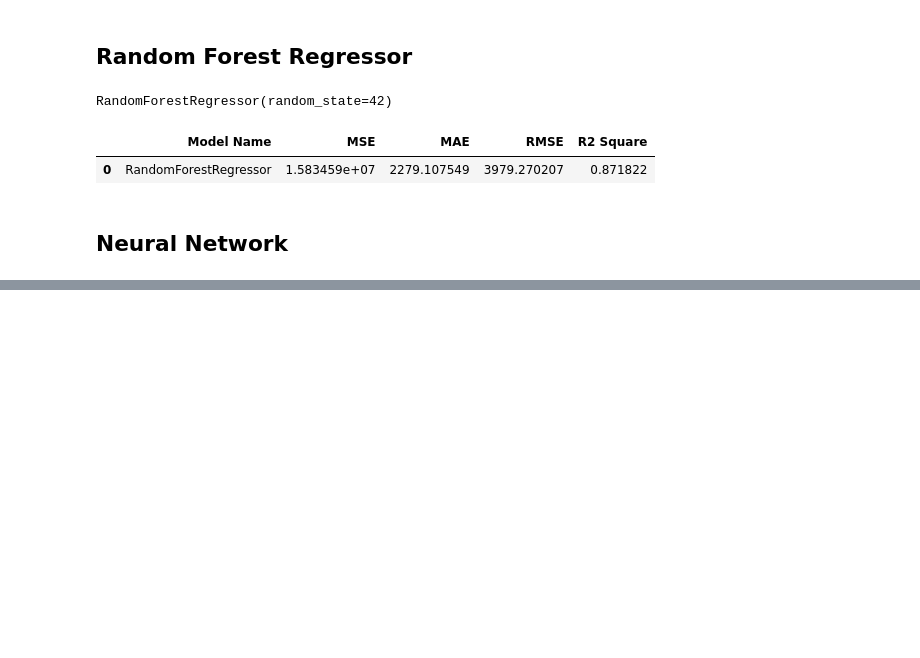
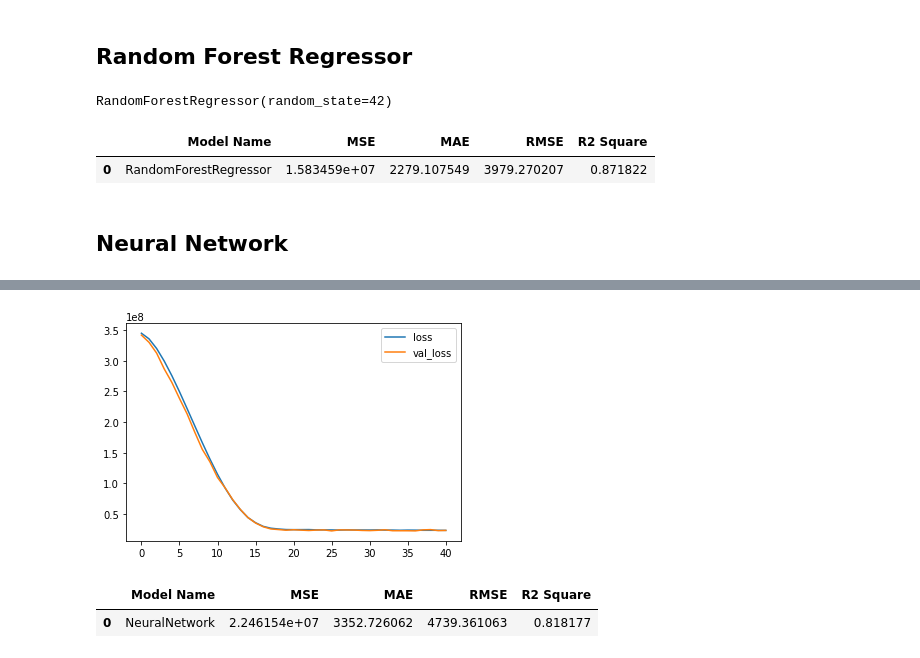
Before and after one commit to danielfsimangunsong/craiglist-sales-prediction, a Jupyter notebook: Craiglist_Sales_Prediction.ipynb, the cells around one changed output, grey strips where cells are left out. Drawn from its saved outputs; the diff is of its cells as text; code cells hidden in the pictures; blank space fills up the shorter version.

Commit message:
create price prediction using neural network

```diff
--- a/Craiglist_Sales_Prediction.ipynb
+++ b/Craiglist_Sales_Prediction.ipynb
@@ -413,0 +430,12 @@ rfr_evaluation
+# %%
+# Split train and validation dataset
+X_sep = int(X_train.shape[0]*0.6)
+y_sep = int(y_train.shape[0]*0.6)
+
+X_nn_train = X_train[:X_sep]
+y_nn_train = y_train[:y_sep]
+
+X_nn_valid = X_train[X_sep:]
+y_nn_valid = y_train[y_sep:]
+# %%
+input_shape = [X_nn_train.shape[1]]
@@ -413,0 +505,6 @@ rfr_evaluation
+# %%
+# Make visualization of loss and validation loss
+history_df = pd.DataFrame(history.history)
+history_df.loc[0:, ['loss', 'val_loss']].plot()
+print(("Minimum Validation Loss: {:0.4f}").format(history_df['val_loss'].min()))
+# %% [output]
@@ -413,0 +512 @@ rfr_evaluation
+[figure, added]
@@ -413,0 +516,7 @@ rfr_evaluation
+# %%
+# Evaluate Neural Network model
+nn_evaluation = evaluate_regressor_performance("NeuralNetwork", nn_pred)
+nn_evaluation
+# %% [output]
+|  | Model Name | MSE | MAE | RMSE | R2 Square |
+| 0 | NeuralNetwork | 2.246154e+07 | 3352.726062 | 4739.361063 | 0.818177 |
```
Also changed, not shown: parts of 6 cells of this notebook.
